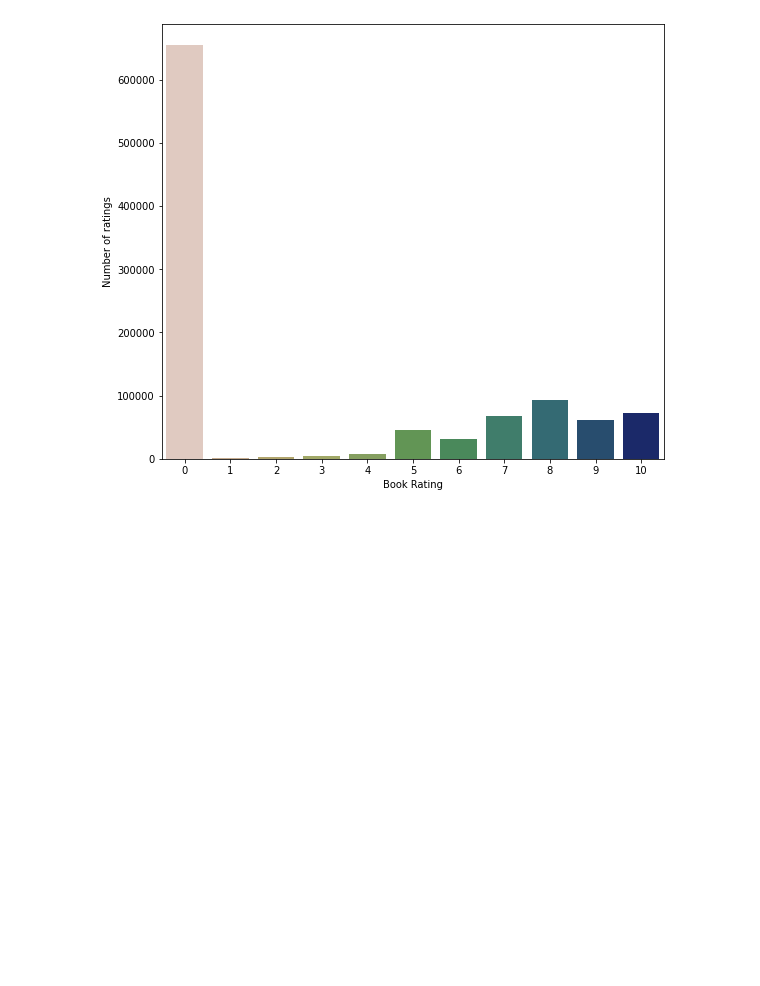
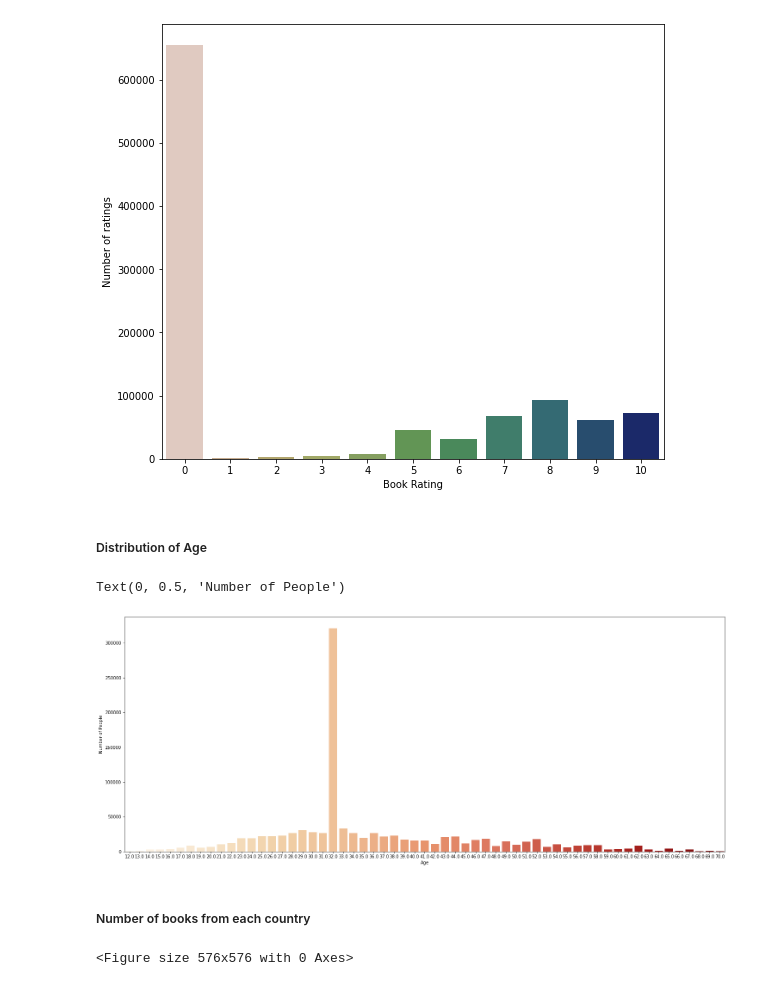
Before and after one commit to Gajam-Anurag/cmpe255-spring22-project, a Jupyter notebook: src/Code/BookRecommenderSystem.ipynb, the cells around one changed output. Cells and saved outputs as stored; diff of their text form; code cells hidden in the pictures; blank space fills up the shorter version.

Commit message:
Visualisation part2

```diff
--- a/src/Code/BookRecommenderSystem.ipynb
+++ b/src/Code/BookRecommenderSystem.ipynb
@@ -510,3 +511,22 @@ plt.ylabel('Number of ratings')
 # %% [output]
 Text(0, 0.5, 'Number of ratings')
 [figure]
+# %% [markdown]
+##### Distribution of Age
+# %%
+plt.figure(figsize=(25,10))
+sns.countplot(data = merged_data, x = 'Age', palette='OrRd')
+plt.xlabel('Age')
+plt.ylabel('Number of People')
+# %% [output]
+Text(0, 0.5, 'Number of People')
+[figure, added]
+# %% [markdown]
+##### Number of books from each country
+# %%
+temp_country = merged_data['country'].value_counts().reset_index()
+
+plt.figure(figsize=(8,8))
+px.pie(values = temp_country['country'][0:5], names=temp_country['index'][0:5], title='Numbers of books from each country')
+# %% [output]
+<Figure size 576x576 with 0 Axes>
```
Also changed, not shown: parts of 1 cell of this notebook.
